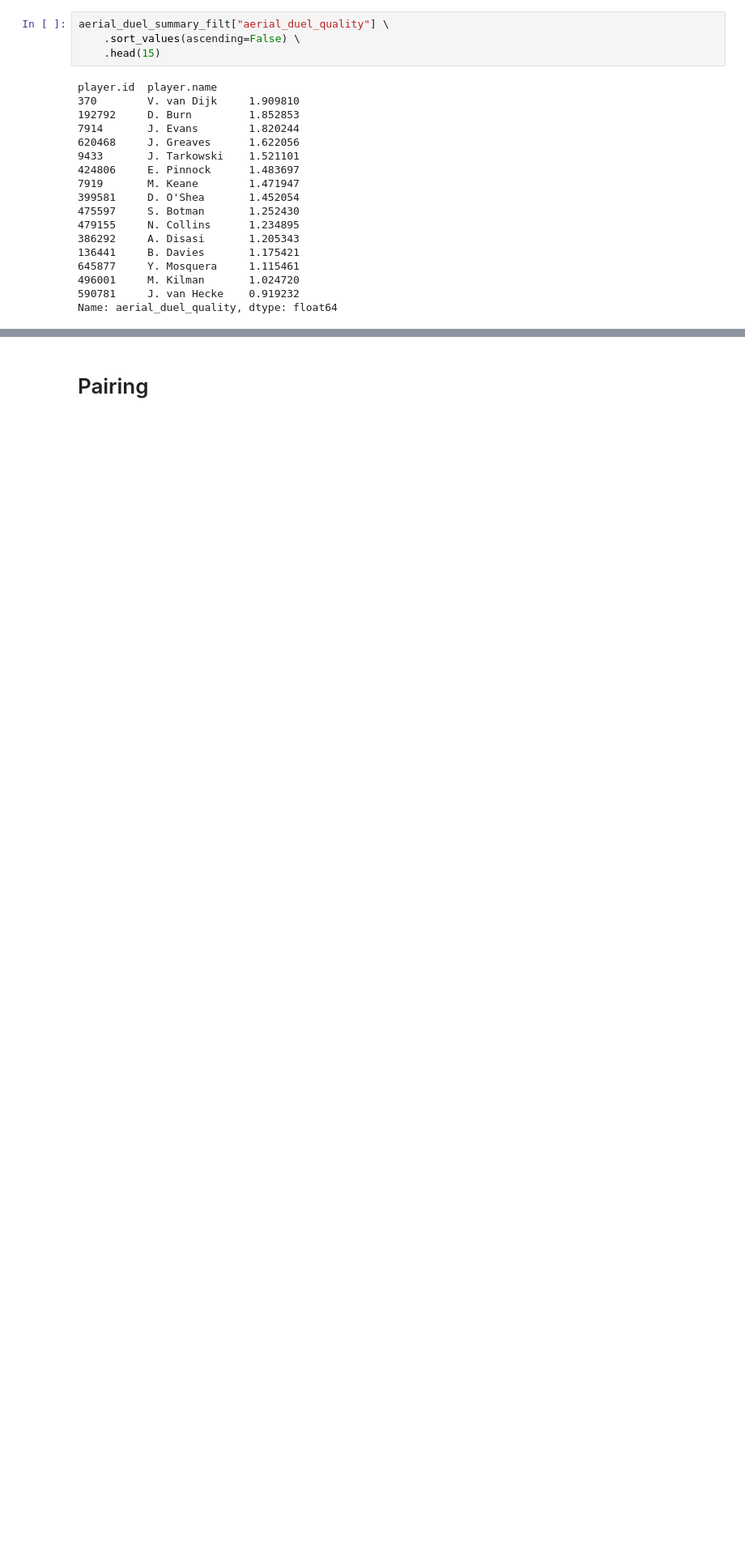
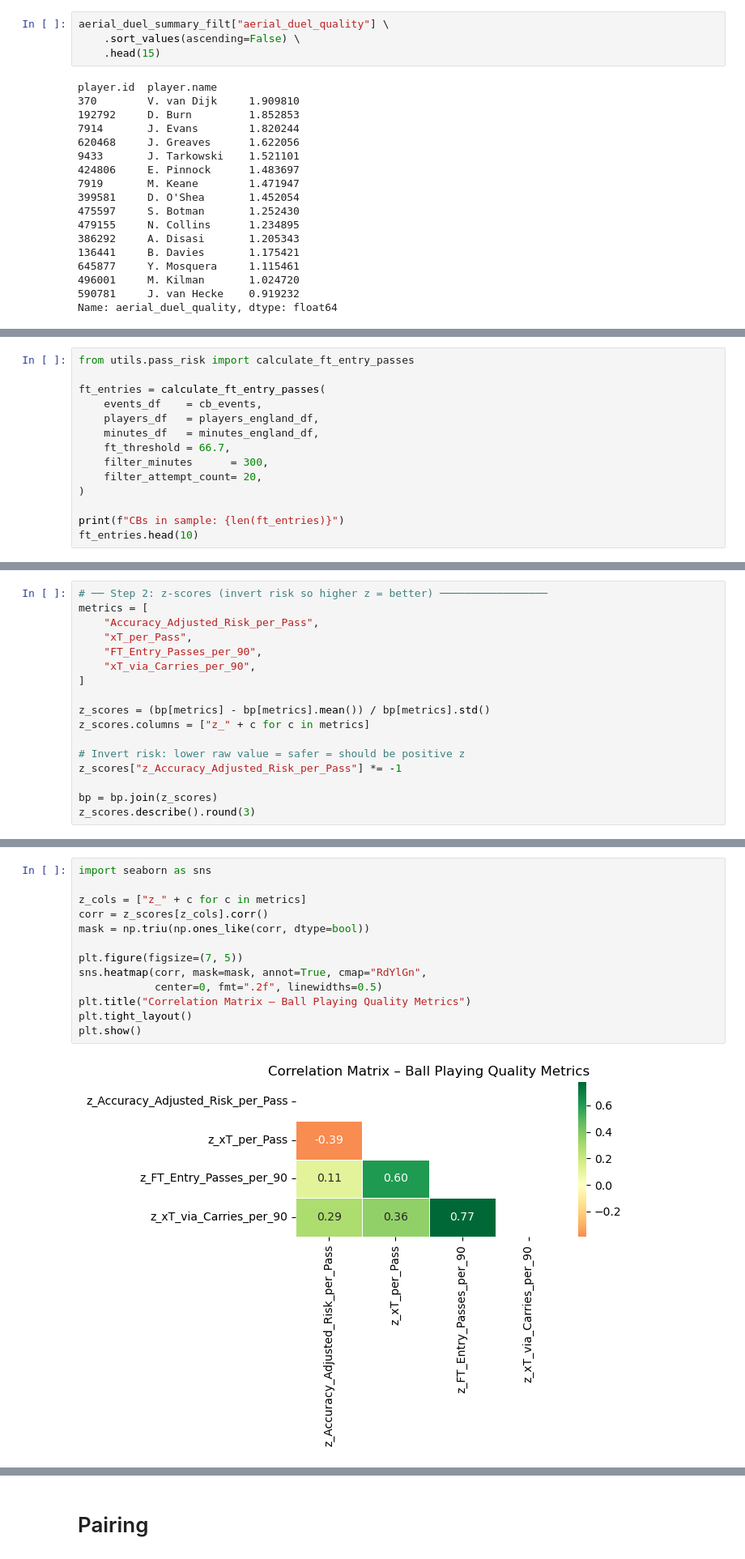
Before and after one commit to Giorgis3/Twelve-GPT-Educational-Giorgis, a Jupyter notebook: nbs/qualities.ipynb, the cells around one changed output, grey strips where cells are left out. Shown at 81% size. Drawn from its saved outputs; the diff is of its cells as text; blank space fills up the shorter version.

```diff
--- a/nbs/qualities.ipynb
+++ b/nbs/qualities.ipynb
@@ -1822,0 +2445,14 @@ The raw weighted sum (`Zq_raw`) already uses z-scored inputs, but its scale vari
+# %%
+from utils.pass_risk import calculate_ft_entry_passes
+
+ft_entries = calculate_ft_entry_passes(
+    events_df    = cb_events,
+    players_df   = players_england_df,
+    minutes_df   = minutes_england_df,
+    ft_threshold = 66.7,
+    filter_minutes      = 300,
+    filter_attempt_count= 20,
+)
+
+print(f"CBs in sample: {len(ft_entries)}")
+ft_entries.head(10)
@@ -1822,0 +2710,17 @@ The raw weighted sum (`Zq_raw`) already uses z-scored inputs, but its scale vari
+# %%
+# ── Step 2: z-scores (invert risk so higher z = better) ─────────────────
+metrics = [
+    "Accuracy_Adjusted_Risk_per_Pass",
+    "xT_per_Pass",
+    "FT_Entry_Passes_per_90",
+    "xT_via_Carries_per_90",
+]
+
+z_scores = (bp[metrics] - bp[metrics].mean()) / bp[metrics].std()
+z_scores.columns = ["z_" + c for c in metrics]
+
+# Invert risk: lower raw value = safer = should be positive z
+z_scores["z_Accuracy_Adjusted_Risk_per_Pass"] *= -1
+
+bp = bp.join(z_scores)
+z_scores.describe().round(3)
@@ -1822,0 +2741,15 @@ The raw weighted sum (`Zq_raw`) already uses z-scored inputs, but its scale vari
+# %%
+import seaborn as sns
+
+z_cols = ["z_" + c for c in metrics]
+corr = z_scores[z_cols].corr()
+mask = np.triu(np.ones_like(corr, dtype=bool))
+
+plt.figure(figsize=(7, 5))
+sns.heatmap(corr, mask=mask, annot=True, cmap="RdYlGn",
+            center=0, fmt=".2f", linewidths=0.5)
+plt.title("Correlation Matrix – Ball Playing Quality Metrics")
+plt.tight_layout()
+plt.show()
+# %% [output]
+[figure, added]
```
Also changed, not shown: parts of 80 cells of this notebook, 3 other files.
